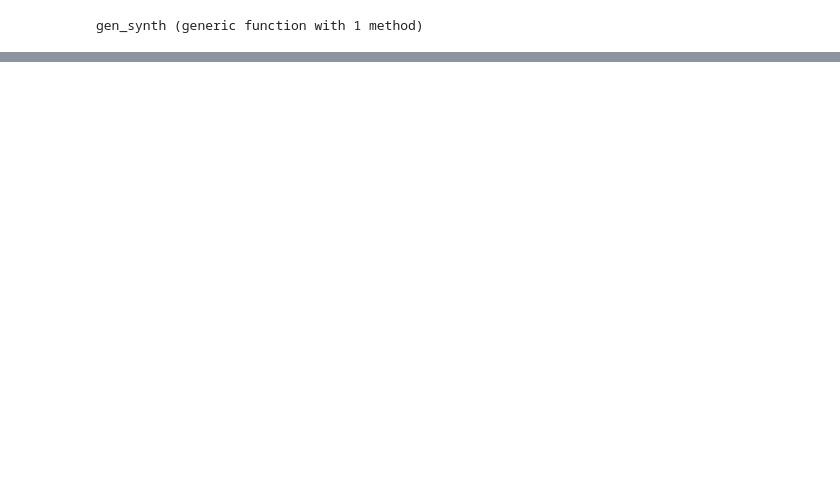
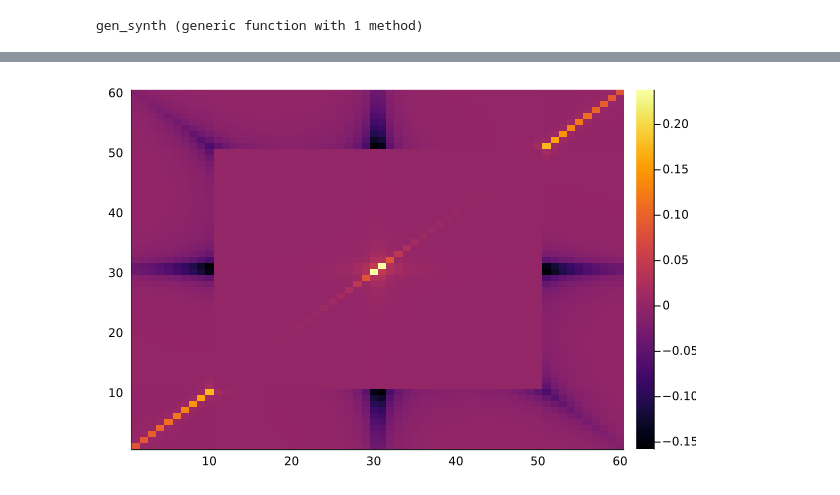
Before and after one commit to Atomtomate/BSE_Asymptotics.jl, a Jupyter notebook: notebooks/BSE_SC test.ipynb, the cells around one changed output, grey strips where cells are left out. Saved outputs shown, nothing was run; the diff lists cells and outputs as text; code cells hidden in the pictures; blank space fills up the shorter version.

```diff
--- a/notebooks/BSE_SC test.ipynb
+++ b/notebooks/BSE_SC test.ipynb
@@ -95,0 +132,4 @@ I_corner
+# %%
+heatmap(real.(χDMFTsp_impr[:,:,21]))
+# %% [output]
+[figure, added]
```
Also changed, not shown: parts of 12 cells of this notebook, 4 other files.
